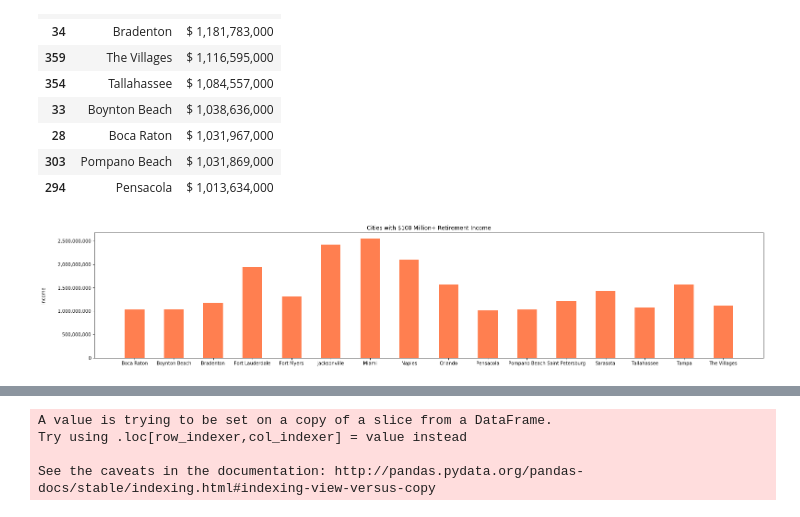
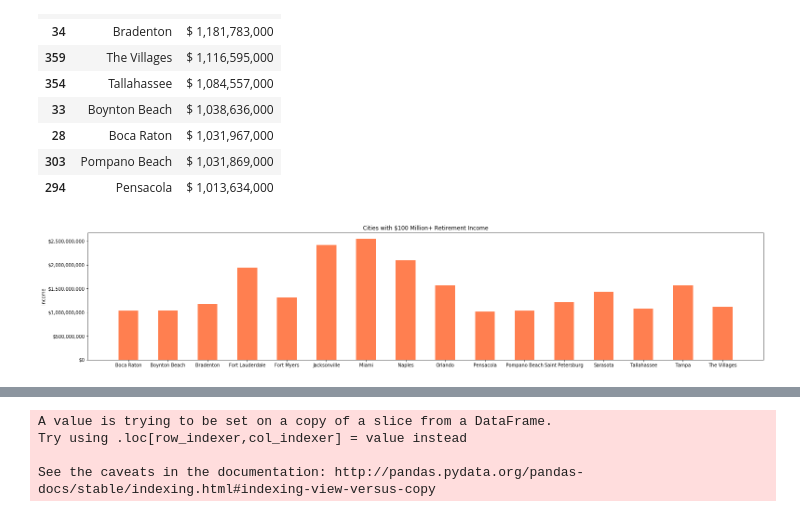
Before and after one commit to Sbrown146/Project1, a Jupyter notebook: Project Data Final Code Template.ipynb, the cells around one changed output, grey strips where cells are left out. Drawn from its saved outputs; the diff is of its cells as text; code cells hidden in the pictures.

```diff
--- a/Project Data Final Code Template.ipynb
+++ b/Project Data Final Code Template.ipynb
@@ -617,15 +610,16 @@ High_retire_amount_display
 # %%
 # Question 5 graph.
 
 plt.figure(figsize=(26,5))
 High_retire_amount_graph=plt.bar(  \
 High_retire_amount["City"], High_retire_amount["Total"], color="coral", width=0.5)
 
-plt.gca().set_yticklabels(['{:20,.0f}'.format(x) for x in plt.gca().get_yticks()])
+
+plt.gca().set_yticklabels(['${:0,.0f}'.format(x) for x in plt.gca().get_yticks()])
 
 plt.title("Cities with $100 Million+ Retirement Income")
 plt.ylabel("Income")
 plt.savefig("Graphs/Question 5 100+ Million Retirement Income")
 plt.show()
 # %% [output]
-[figure, old version]
+[figure, new version]
```
Also changed, not shown: parts of 13 cells of this notebook, 7 other files.
